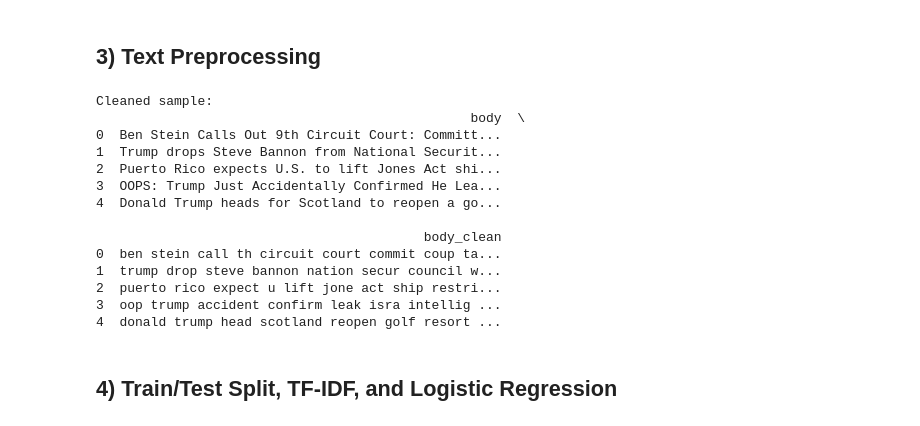
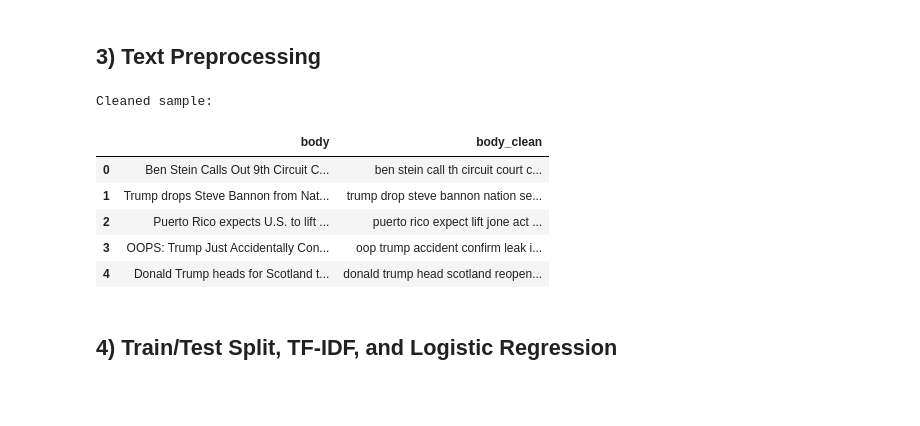
Before and after one commit to Ashwin9515/DS510-Team-Project, a Jupyter notebook: TruthGen_Final_Notebook.ipynb, the cells around one changed output. Saved outputs shown, nothing was run; the diff lists cells and outputs as text; code cells hidden in the pictures; blank space fills up the shorter version.

```diff
--- a/TruthGen_Final_Notebook.ipynb
+++ b/TruthGen_Final_Notebook.ipynb
@@ -77,24 +114,26 @@ Combined shape: (44898, 5)
 # %% [markdown]
 ## 3) Text Preprocessing
 # %%
-# ---- Stopwords: try NLTK; fallback to a small built-in set if corpus missing ----
+# Stopwords: try NLTK; fallback to a built-in set
 try:
     from nltk.corpus import stopwords
     STOPWORDS = set(stopwords.words("english"))
 except Exception:
-    # Minimal, effective fallback (add more if you like)
     STOPWORDS = set("""
 a about above after again against all am an and any are as at be because been before being below
 between both but by could did do does doing down during each few for from further had has have
 having he he'd he'll he's her here here's hers herself him himself his how how's i i'd i'll i'm i've
-if in into is it it's its itself let's me more most my myself nor of on once only or other ought our
+if in into is it it's its itself let's me more most my myself of on once only or other ought our
 ours ourselves out over own same she she'd she'll she's should so some such than that that's the
 their theirs them themselves then there there's these they they'd they'll they're they've this those
 through to too under until up very was we we'd we'll we're we've were what what's when when's where
 where's which while who who's whom why why's with would you you'd you'll you're you've your yours yourself yourselves
 """.split())
 
-# ---- Normalizer: prefer WordNet lemmatizer if corpus present; else Porter stemmer (no data needed) ----
+# Keep negations as features
+STOPWORDS -= {"no", "not", "nor"}
+
+# Normalizer
 try:
     nltk.data.find("corpora/wordnet")
     USE_LEMMA = True
@@ -105,58 +144,55 @@ except LookupError:
     _lemmatizer = None
     _stemmer = PorterStemmer()
 
-CLEAN_RE = re.compile(r"[^a-zA-Z\s]")
+# Text cleaning regex
+KEEP_DIGITS = False
+CLEAN_RE = re.compile(r"[^a-zA-Z0-9\s]" if KEEP_DIGITS else r"[^a-zA-Z\s]")
 
 def clean_text(s: str) -> str:
-    """Lowercase, keep letters/space, collapse whitespace."""
+    """Lowercase, strip non-allowed chars, collapse whitespace."""
     if not isinstance(s, str):
         return ""
     s = s.lower()
     s = CLEAN_RE.sub(" ", s)
     return re.sub(r"\s+", " ", s).strip()
 
 def preprocess_text(s: str) -> str:
     """
-    Clean → tokenize (wordpunct_tokenize, no 'punkt' needed) → stopword filter →
+    Clean → tokenize (wordpunct_tokenize; no 'punkt' needed) → stopword filter →
     lemmatize (if wordnet available) else Porter stem (no corpora).
     """
     s = clean_text(s)
     tokens = wordpunct_tokenize(s)
-    tokens = [t for t in tokens if t and t not in STOPWORDS]
+    # Drop empties/stopwords and 1-char tokens
+    tokens = [t for t in tokens if t and t not in STOPWORDS and len(t) > 1]
     if USE_LEMMA:
         tokens = [_lemmatizer.lemmatize(t) for t in tokens]
     else:
         tokens = [_stemmer.stem(t) for t in tokens]
     return " ".join(tokens)
 
 def build_body_column(df: pd.DataFrame) -> pd.DataFrame:
+    """Combine title + text into a single 'body' column."""
     out = df.copy()
     title = out.get("title", "").fillna("")
     text  = out.get("text", "").fillna("")
     out["body"] = (title + ". " + text).str.strip()
     return out
 
-# Apply
+# Data preprocessing
 df = build_body_column(df)
 df["body_clean"] = df["body"].apply(preprocess_text)
 
 print("Cleaned sample:")
-print(df[["body", "body_clean"]].head())
+display(df[["body", "body_clean"]].head())
 # %% [output]
 Cleaned sample:
-                                                body  \
-0  Ben Stein Calls Out 9th Circuit Court: Committ...
-1  Trump drops Steve Bannon from National Securit...
-2  Puerto Rico expects U.S. to lift Jones Act shi...
-3  OOPS: Trump Just Accidentally Confirmed He Lea...
-4  Donald Trump heads for Scotland to reopen a go...
-
-                                          body_clean
-0  ben stein call th circuit court commit coup ta...
-1  trump drop steve bannon nation secur council w...
-2  puerto rico expect u lift jone act ship restri...
-3  oop trump accident confirm leak isra intellig ...
-4  donald trump head scotland reopen golf resort ...
+|  | body | body_clean |
+| 0 | Ben Stein Calls Out 9th Circuit C... | ben stein call th circuit court c... |
+| 1 | Trump drops Steve Bannon from Nat... | trump drop steve bannon nation se... |
+| 2 | Puerto Rico expects U.S. to lift ... | puerto rico expect lift jone act ... |
+| 3 | OOPS: Trump Just Accidentally Con... | oop trump accident confirm leak i... |
+| 4 | Donald Trump heads for Scotland t... | donald trump head scotland reopen... |
 # %% [markdown]
 ## 4) Train/Test Split, TF‑IDF, and Logistic Regression
 # %%
```
Also changed, not shown: parts of 16 cells of this notebook, 2 other files.
